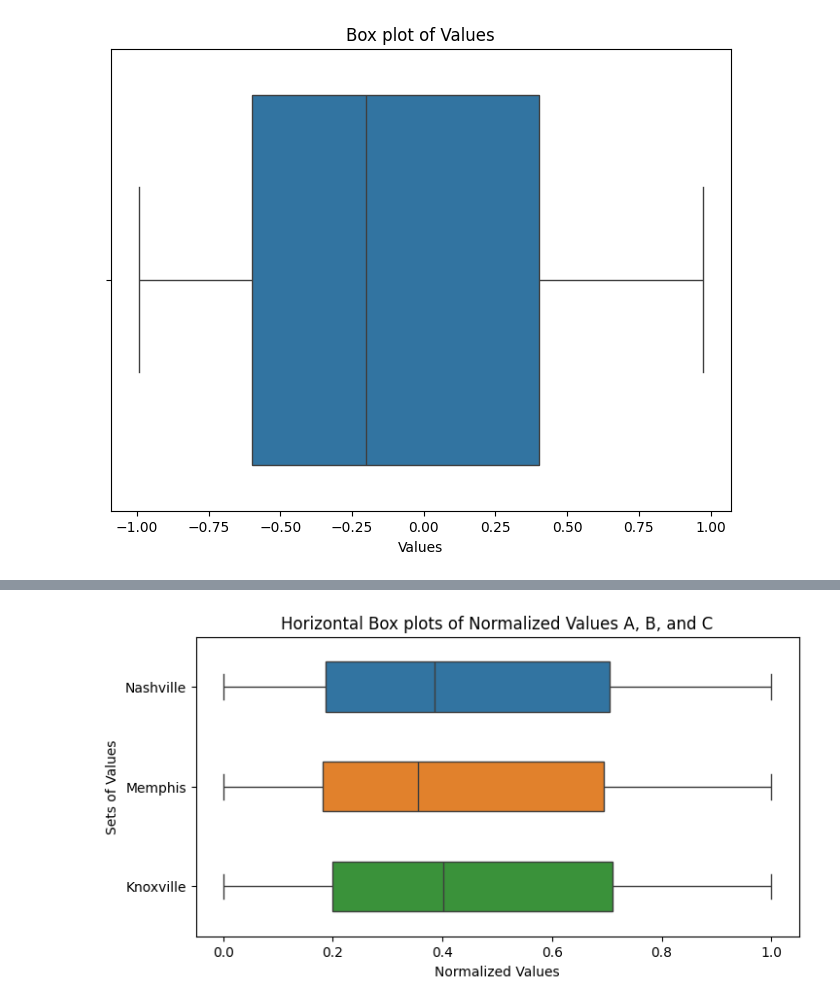
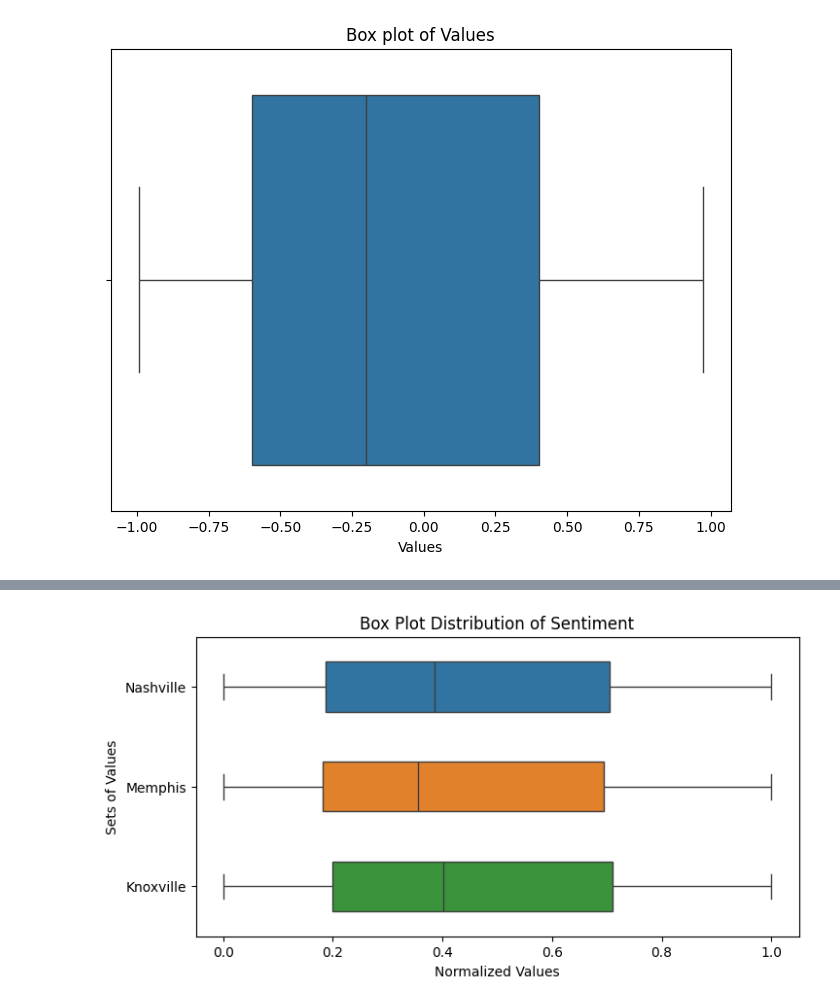
Before and after one commit to Nallaka/sentiment, a Jupyter notebook: notebooks/sentiment.ipynb, the cells around one changed output, grey strips where cells are left out. Saved outputs shown, nothing was run; the diff lists cells and outputs as text; code cells hidden in the pictures.

Commit message:
few more graphs

```diff
--- a/notebooks/sentiment.ipynb
+++ b/notebooks/sentiment.ipynb
@@ -672,12 +672,12 @@ from sklearn.preprocessing import MinMaxScaler
 # %%
 scaler = MinMaxScaler()
 df_normalized = pd.DataFrame(scaler.fit_transform(df), columns=df.columns)
 
 plt.figure(figsize=(8, 4))
 sns.boxplot(data=df_normalized, orient='h', width=0.5)
-plt.title('Horizontal Box plots of Normalized Values A, B, and C')
+plt.title('Box Plot Distribution of Sentiment')
 plt.xlabel('Normalized Values')
 plt.ylabel('Sets of Values')
 plt.show()
 # %% [output]
-[figure, old version]
+[figure, new version]
```
Also changed, not shown: parts of 5 cells of this notebook.
